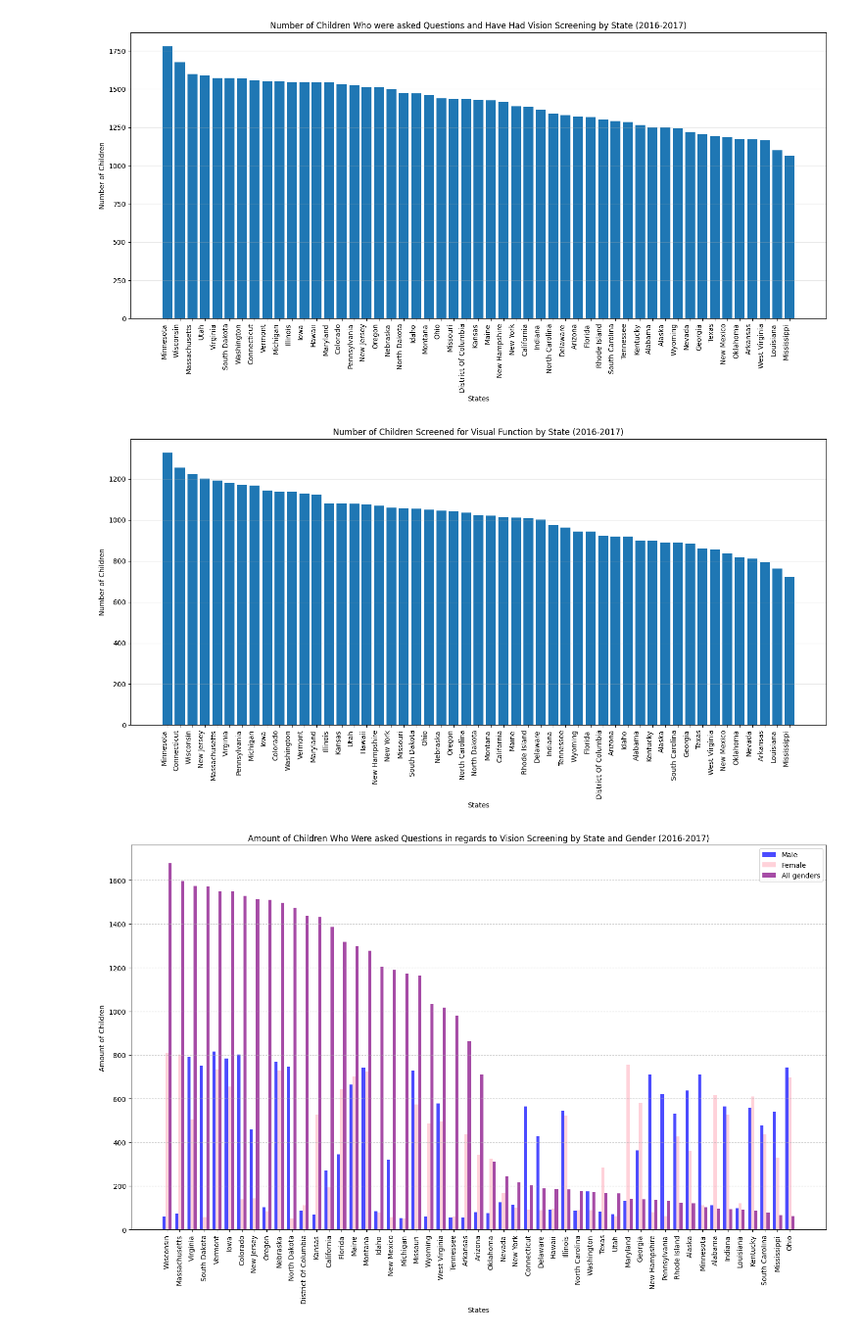
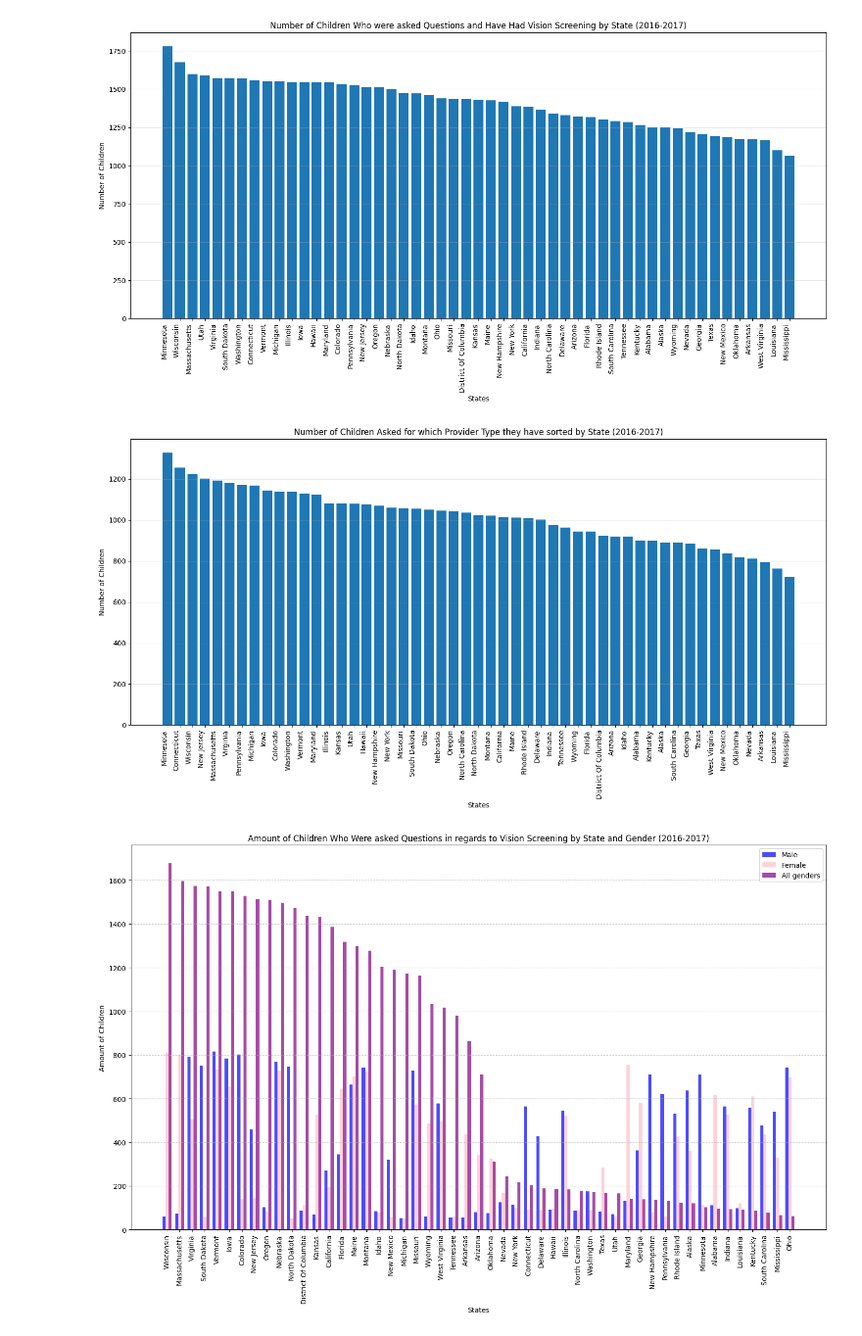
Before and after one commit to ncdavid2/DataScienceAssessment, a Jupyter notebook: Task3Assessment.ipynb, the cells around one changed output. Shown at 98% size. Saved outputs shown, nothing was run; the diff lists cells and outputs as text; code cells hidden in the pictures.

```diff
--- a/Task3Assessment.ipynb
+++ b/Task3Assessment.ipynb
@@ -54,24 +64,24 @@ plt.show()
 # %%
 # Filter data for Visual Function
 screening_data = df[(df['Topic'] == 'Service Utilization') &
                     (df['Category'] == 'Provider Type') &
                     (df['LocationDesc'] != 'National')]
 
 # Sort the data in decreasing order of 'Sample_Size'
 screening_data = screening_data.sort_values(by='Sample_Size', ascending=False)
 
 # Create the bar chart
 plt.figure(figsize=(15, 8))
 bars = plt.bar(screening_data['LocationDesc'], screening_data['Sample_Size'])
-plt.title('Number of Children Screened for Visual Function by State (2016-2017)')
+plt.title('Number of Children Asked for which Provider Type they have sorted by State (2016-2017)')
 plt.xlabel('States')
 plt.ylabel('Number of Children')
 plt.xticks(rotation=90, ha='right', fontsize=10)
 plt.tight_layout()
 plt.grid(axis='y', alpha=0.3)
 plt.show()
 # %% [output]
-[figure, old version]
+[figure, new version]
 # %%
 screening_data = df[(df['Topic'] == 'Service Utilization') &
                     (df['Category'] == 'Screening') &
```
Also changed, not shown: parts of 1 cell of this notebook, 1 other file.
